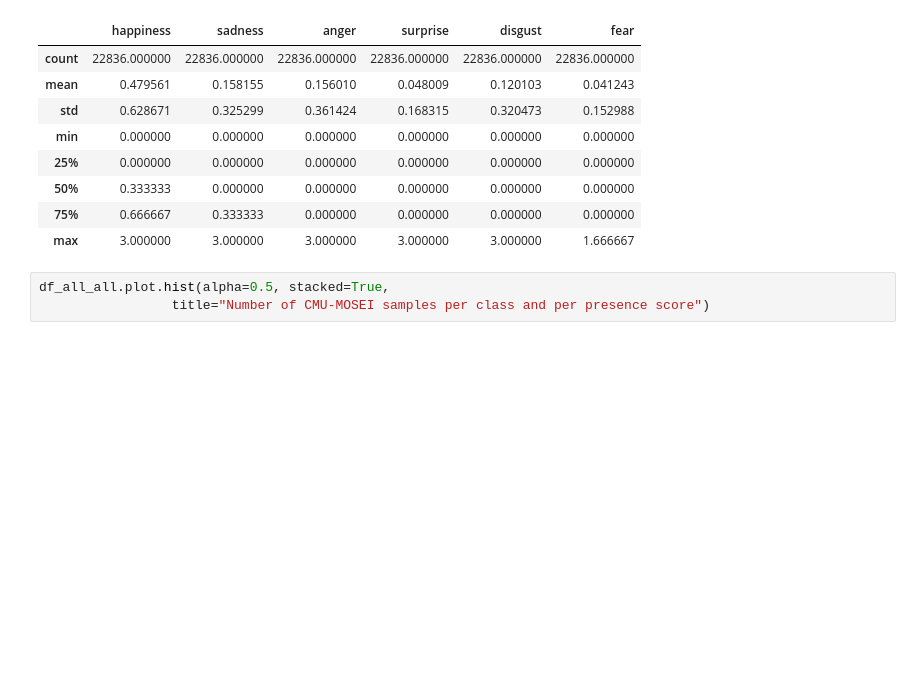
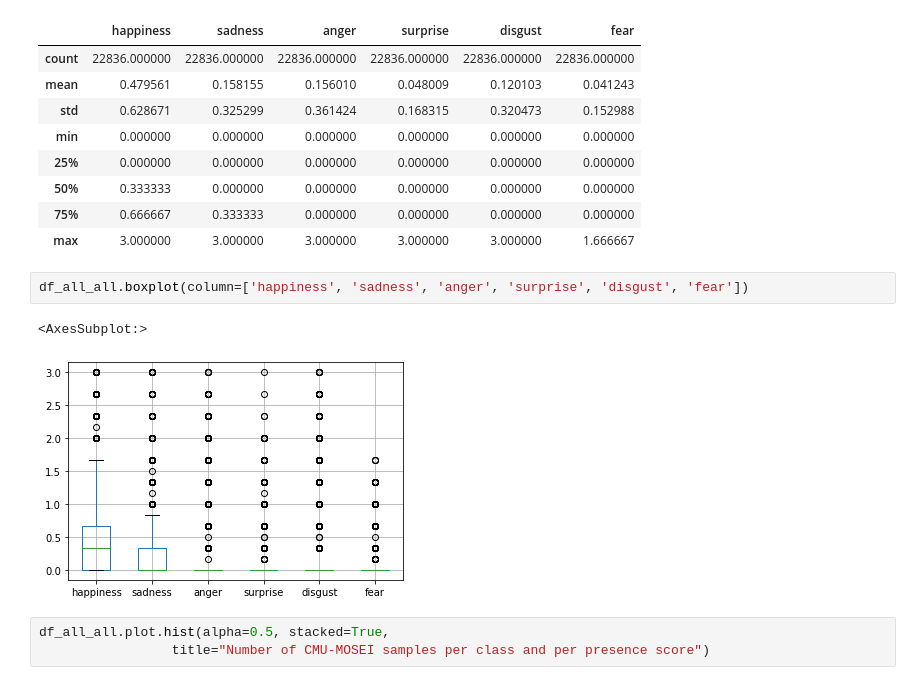
Before and after one commit to helenetran3/MCF-EmoLIS, a Jupyter notebook: label_statistics.ipynb, the cells around one changed output. Drawn from its saved outputs; the diff is of its cells as text; blank space fills up the shorter version.

Commit message:
Add boxplot and count of present emotions

```diff
--- a/label_statistics.ipynb
+++ b/label_statistics.ipynb
@@ -161,6 +161,11 @@ df_all_all.describe()
 | 50% | 0.333333 | 0.000000 | 0.000000 | 0.000000 | 0.000000 | 0.000000 |
 | 75% | 0.666667 | 0.333333 | 0.000000 | 0.000000 | 0.000000 | 0.000000 |
 | max | 3.000000 | 3.000000 | 3.000000 | 3.000000 | 3.000000 | 1.666667 |
+# %%
+df_all_all.boxplot(column=['happiness', 'sadness', 'anger', 'surprise', 'disgust', 'fear'])
+# %% [output]
+<AxesSubplot:>
+[figure, added]
 # %%
 df_all_all.plot.hist(alpha=0.5, stacked=True,
                  title="Number of CMU-MOSEI samples per class and per presence score")
```
Also changed, not shown: parts of 26 cells of this notebook.
